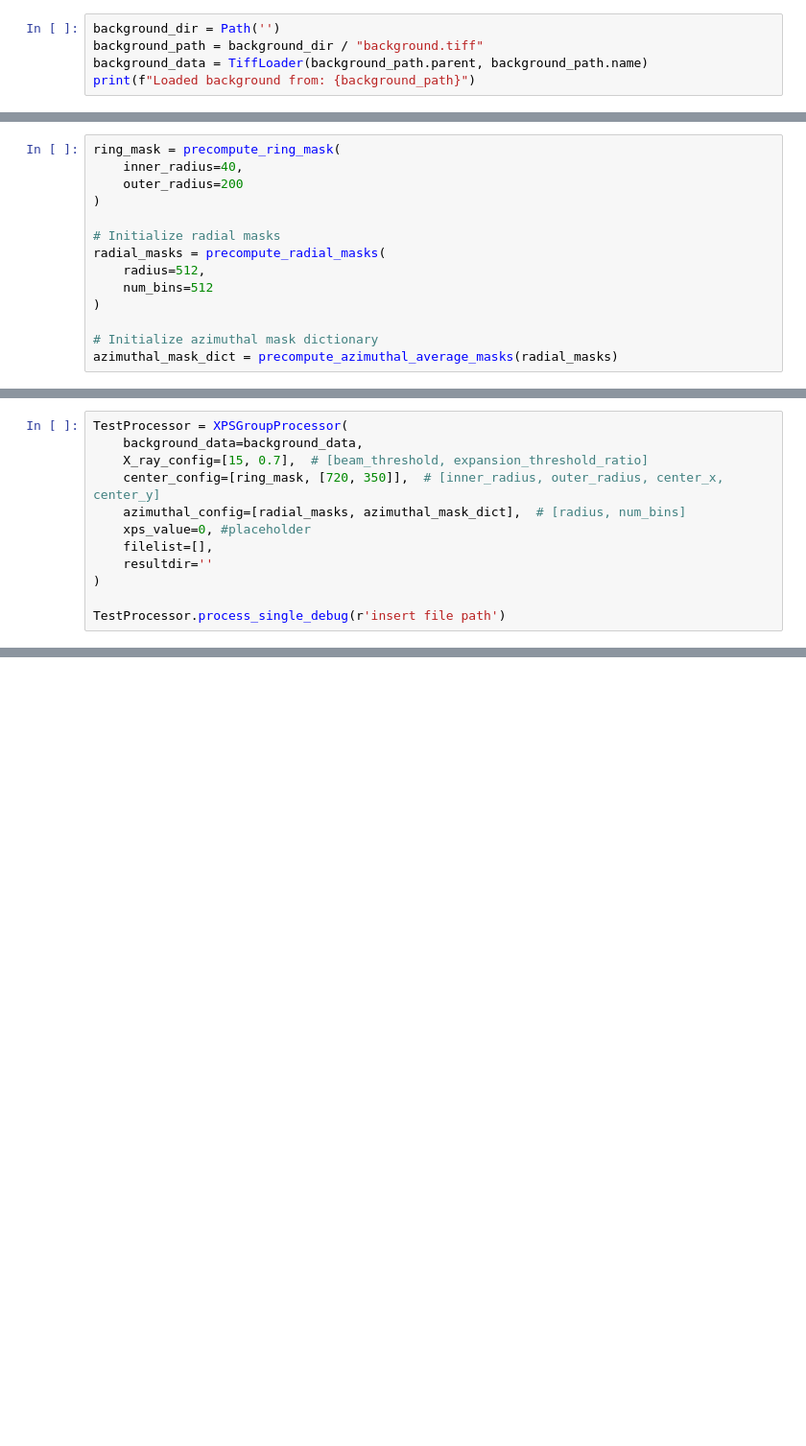
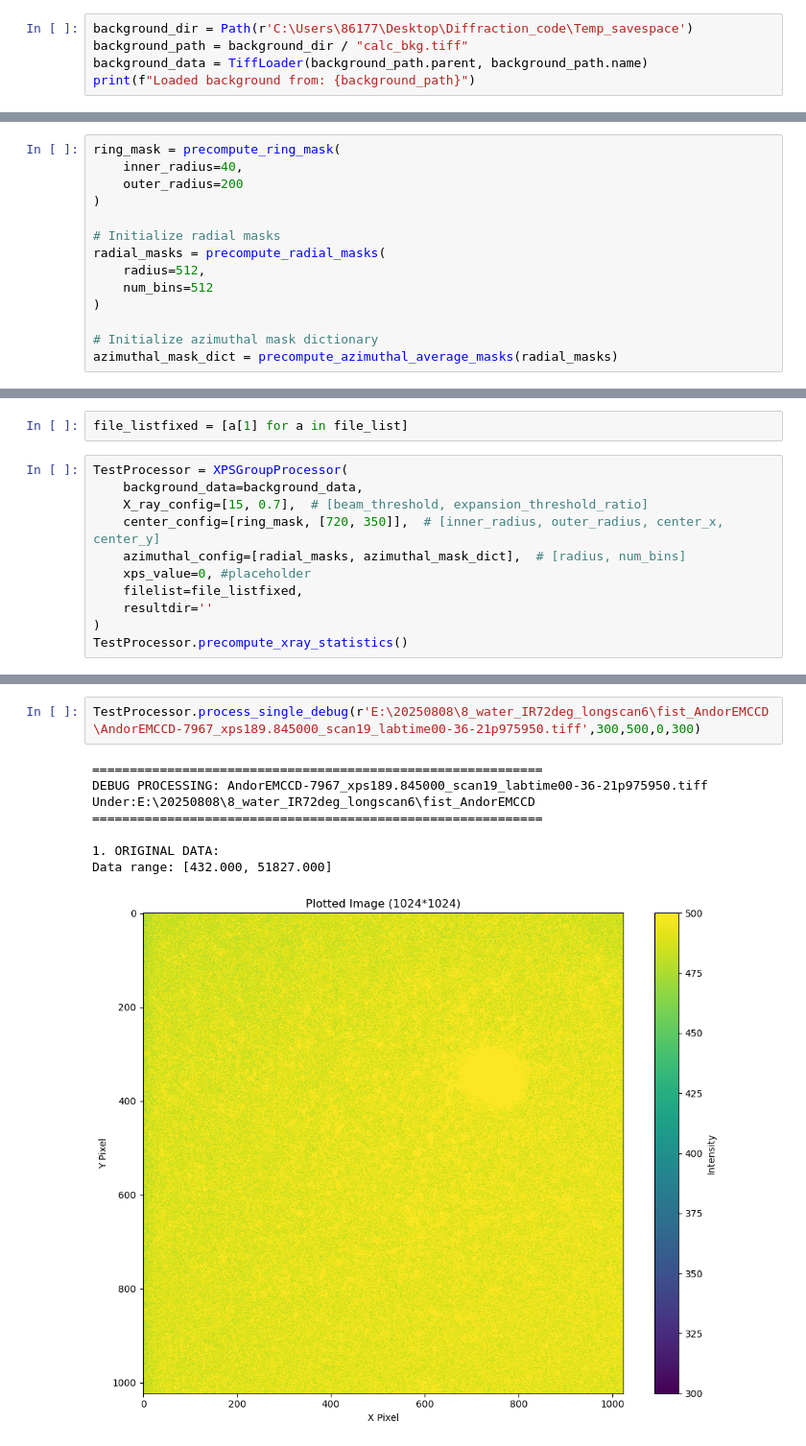
Before and after one commit to furran-ctrl/EMCCD_processor, a Jupyter notebook: examples/single_file_testing.ipynb, the cells around one changed output, grey strips where cells are left out. Shown at 96% size. Saved outputs shown, nothing was run; the diff lists cells and outputs as text; blank space fills up the shorter version.

Commit message:
temporary fix for single file testing

```diff
--- a/examples/single_file_testing.ipynb
+++ b/examples/single_file_testing.ipynb
@@ -11,7 +14,7 @@ from src.core.processor_objects import XPSGroupProcessor
 from src.io.tiff_import import TiffLoader
 from src.core.mask_class import precompute_ring_mask, precompute_radial_masks, precompute_azimuthal_average_masks
 # %%
-background_dir = Path('')
-background_path = background_dir / "background.tiff"
+background_dir = Path(r'C:\Users\86177\Desktop\Diffraction_code\Temp_savespace')
+background_path = background_dir / "calc_bkg.tiff"
 background_data = TiffLoader(background_path.parent, background_path.name)
 print(f"Loaded background from: {background_path}")
@@ -32,3 +90,5 @@ azimuthal_mask_dict = precompute_azimuthal_average_masks(radial_masks)
+# %%
+file_listfixed = [a[1] for a in file_list]
 # %%
 TestProcessor = XPSGroupProcessor(
     background_data=background_data,
@@ -36,8 +96,7 @@ TestProcessor = XPSGroupProcessor(
     center_config=[ring_mask, [720, 350]],  # [inner_radius, outer_radius, center_x, center_y]
     azimuthal_config=[radial_masks, azimuthal_mask_dict],  # [radius, num_bins]
     xps_value=0, #placeholder
-    filelist=[],
+    filelist=file_listfixed,
     resultdir=''
 )
-
-TestProcessor.process_single_debug(r'insert file path')
+TestProcessor.precompute_xray_statistics()
@@ -43,0 +106,11 @@ TestProcessor.process_single_debug(r'insert file path')
+# %%
+TestProcessor.process_single_debug(r'E:\20250808\8_water_IR72deg_longscan6\fist_AndorEMCCD\AndorEMCCD-7967_xps189.845000_scan19_labtime00-36-21p975950.tiff',300,500,0,300)
+# %% [output]
+============================================================
+DEBUG PROCESSING: AndorEMCCD-7967_xps189.845000_scan19_labtime00-36-21p975950.tiff
+Under:E:\20250808\8_water_IR72deg_longscan6\fist_AndorEMCCD
+============================================================
+
+1. ORIGINAL DATA:
+Data range: [432.000, 51827.000]
+[figure, added]
```
Also changed, not shown: parts of 5 cells of this notebook, 2 other files.
